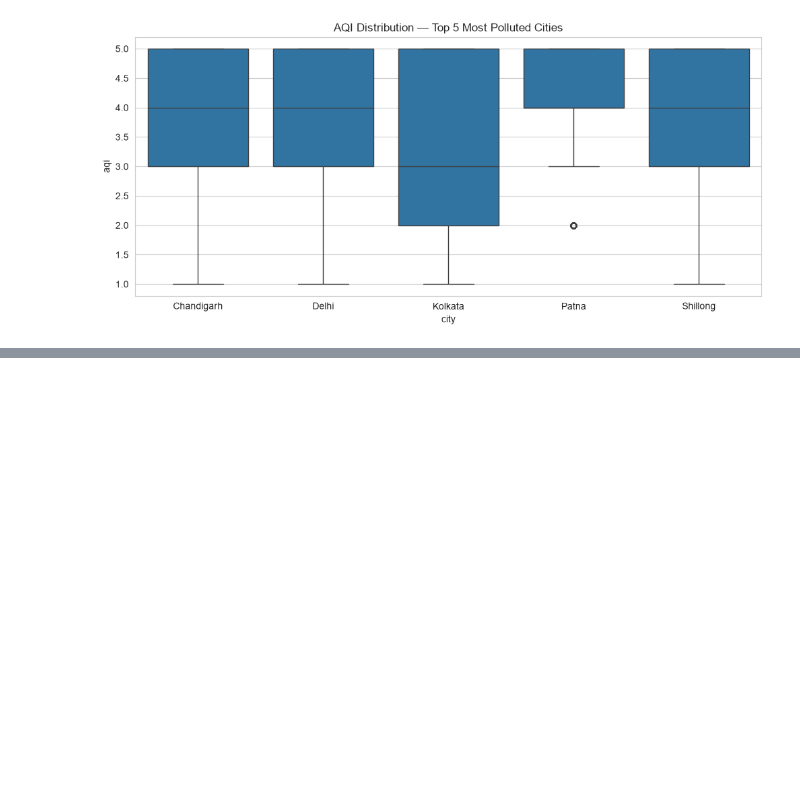
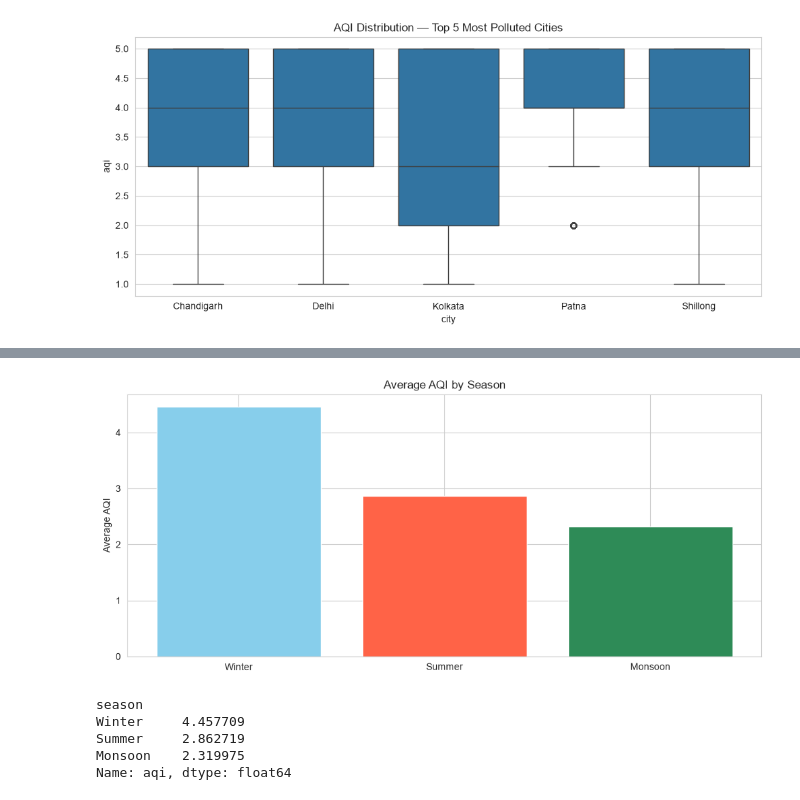
Before and after one commit to bishallaha/vayu, a Jupyter notebook: notebooks/01_eda.ipynb, the cells around one changed output, grey strips where cells are left out. Cells and saved outputs as stored; diff of their text form; code cells hidden in the pictures; blank space fills up the shorter version.

```diff
--- a/notebooks/01_eda.ipynb
+++ b/notebooks/01_eda.ipynb
@@ -169,0 +192,25 @@ plt.show()
+# %%
+def label_season(month):
+    if month in [12, 1, 2]:   return "Winter"
+    elif month in [3, 4, 5]:  return "Summer"
+    elif month in [6, 7]:     return "Monsoon"
+    else:                      return "Post-Monsoon"
+
+df["season"] = df["month"].apply(label_season)
+
+season_avg = df.groupby("season")["aqi"].mean().sort_values(ascending=False)
+
+plt.bar(season_avg.index, season_avg.values,
+        color=["skyblue", "tomato", "seagreen", "orange"])
+plt.title("Average AQI by Season")
+plt.ylabel("Average AQI")
+plt.show()
+
+season_avg
+# %% [output]
+[figure, added]
+season
+Winter     4.457709
+Summer     2.862719
+Monsoon    2.319975
+Name: aqi, dtype: float64
```
Also changed, not shown: parts of 4 cells of this notebook.
